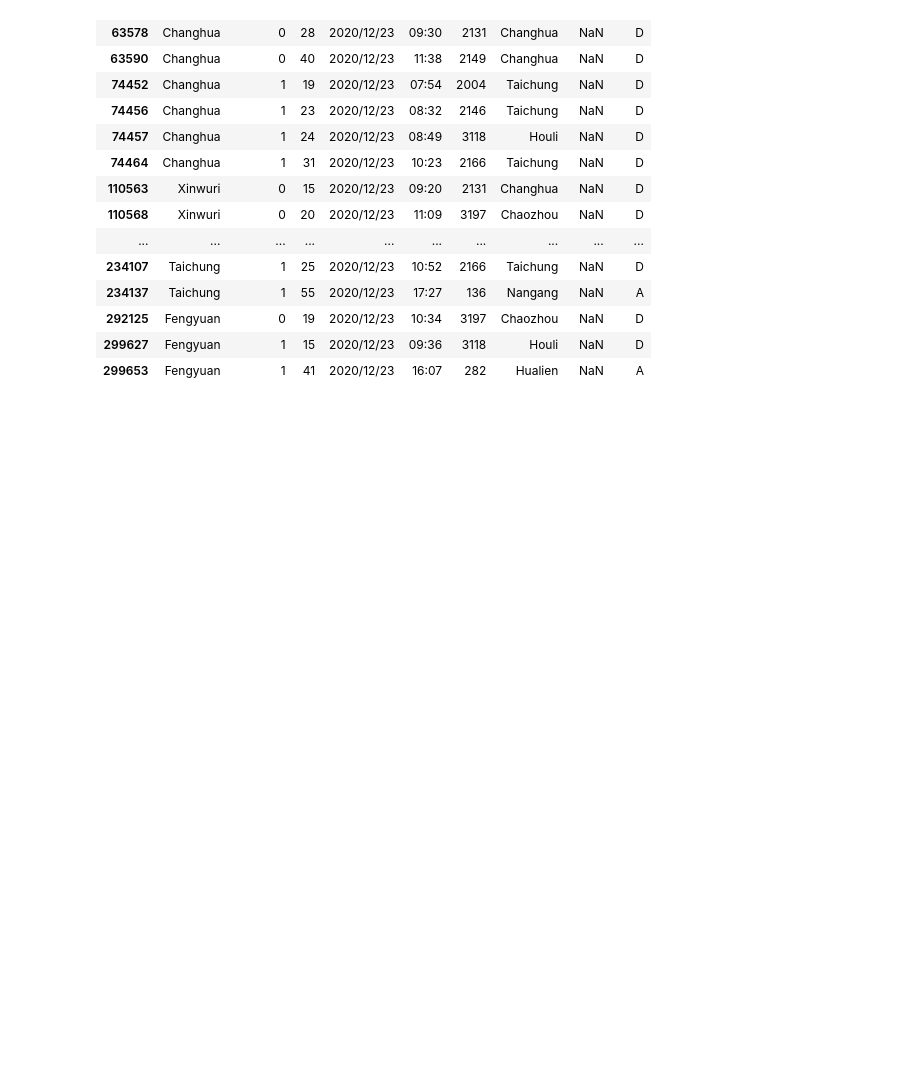
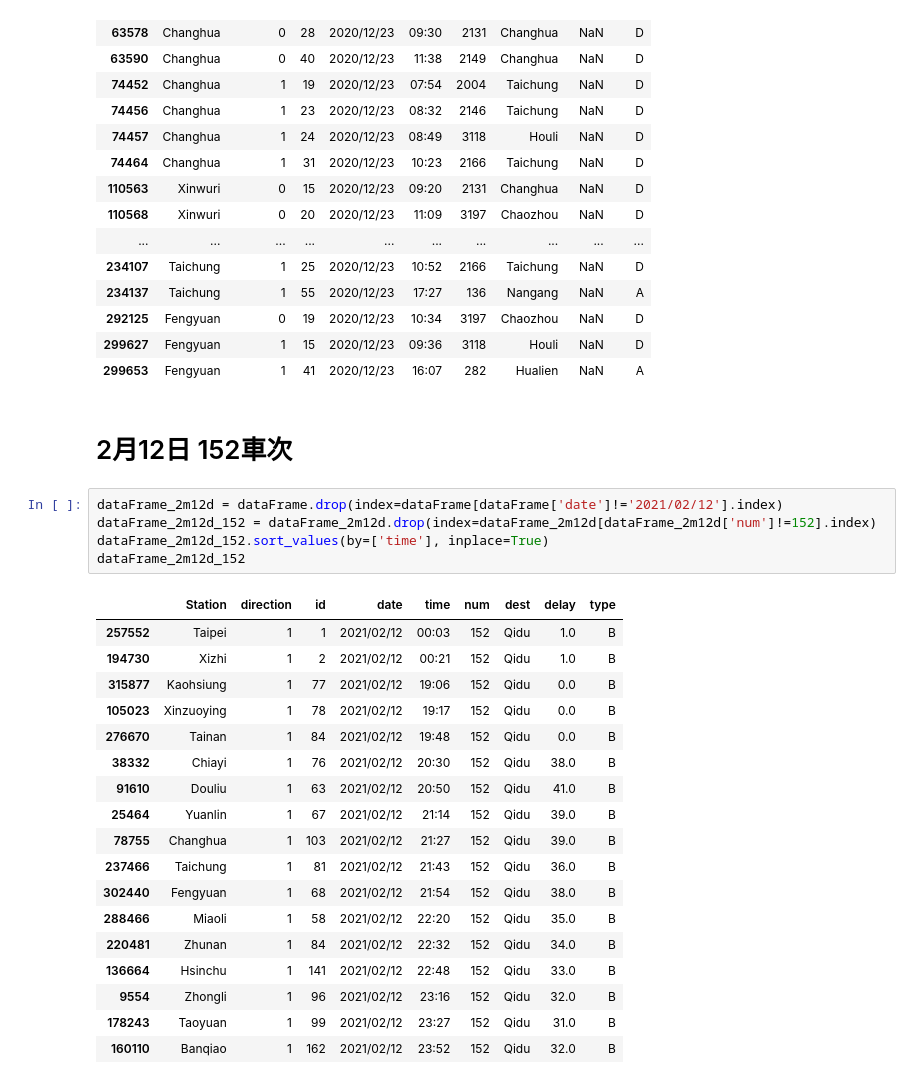
Before and after one commit to GoldenWanGila/Collage-Project, a Jupyter notebook: model/事故_dataFrame.ipynb, the cells around one changed output. Drawn from its saved outputs; the diff is of its cells as text; blank space fills up the shorter version.

```diff
--- a/model/事故_dataFrame.ipynb
+++ b/model/事故_dataFrame.ipynb
@@ -238,3 +260,29 @@ dataFrame_12m23d[dataFrame_12m23d['delay'].isnull()]
 | 292125 | Fengyuan | 0 | 19 | 2020/12/23 | 10:34 | 3197 | Chaozhou | NaN | D |
 | 299627 | Fengyuan | 1 | 15 | 2020/12/23 | 09:36 | 3118 | Houli | NaN | D |
 | 299653 | Fengyuan | 1 | 41 | 2020/12/23 | 16:07 | 282 | Hualien | NaN | A |
+# %% [markdown]
+# 2月12日 152車次
+# %%
+dataFrame_2m12d = dataFrame.drop(index=dataFrame[dataFrame['date']!='2021/02/12'].index)
+dataFrame_2m12d_152 = dataFrame_2m12d.drop(index=dataFrame_2m12d[dataFrame_2m12d['num']!=152].index)
+dataFrame_2m12d_152.sort_values(by=['time'], inplace=True)
+dataFrame_2m12d_152
+# %% [output]
+|  | Station | direction | id | date | time | num | dest | delay | type |
+| 257552 | Taipei | 1 | 1 | 2021/02/12 | 00:03 | 152 | Qidu | 1.0 | B |
+| 194730 | Xizhi | 1 | 2 | 2021/02/12 | 00:21 | 152 | Qidu | 1.0 | B |
+| 315877 | Kaohsiung | 1 | 77 | 2021/02/12 | 19:06 | 152 | Qidu | 0.0 | B |
+| 105023 | Xinzuoying | 1 | 78 | 2021/02/12 | 19:17 | 152 | Qidu | 0.0 | B |
+| 276670 | Tainan | 1 | 84 | 2021/02/12 | 19:48 | 152 | Qidu | 0.0 | B |
+| 38332 | Chiayi | 1 | 76 | 2021/02/12 | 20:30 | 152 | Qidu | 38.0 | B |
+| 91610 | Douliu | 1 | 63 | 2021/02/12 | 20:50 | 152 | Qidu | 41.0 | B |
+| 25464 | Yuanlin | 1 | 67 | 2021/02/12 | 21:14 | 152 | Qidu | 39.0 | B |
+| 78755 | Changhua | 1 | 103 | 2021/02/12 | 21:27 | 152 | Qidu | 39.0 | B |
+| 237466 | Taichung | 1 | 81 | 2021/02/12 | 21:43 | 152 | Qidu | 36.0 | B |
+| 302440 | Fengyuan | 1 | 68 | 2021/02/12 | 21:54 | 152 | Qidu | 38.0 | B |
+| 288466 | Miaoli | 1 | 58 | 2021/02/12 | 22:20 | 152 | Qidu | 35.0 | B |
+| 220481 | Zhunan | 1 | 84 | 2021/02/12 | 22:32 | 152 | Qidu | 34.0 | B |
+| 136664 | Hsinchu | 1 | 141 | 2021/02/12 | 22:48 | 152 | Qidu | 33.0 | B |
+| 9554 | Zhongli | 1 | 96 | 2021/02/12 | 23:16 | 152 | Qidu | 32.0 | B |
+| 178243 | Taoyuan | 1 | 99 | 2021/02/12 | 23:27 | 152 | Qidu | 31.0 | B |
+| 160110 | Banqiao | 1 | 162 | 2021/02/12 | 23:52 | 152 | Qidu | 32.0 | B |
```
Also changed, not shown: parts of 17 cells of this notebook.
